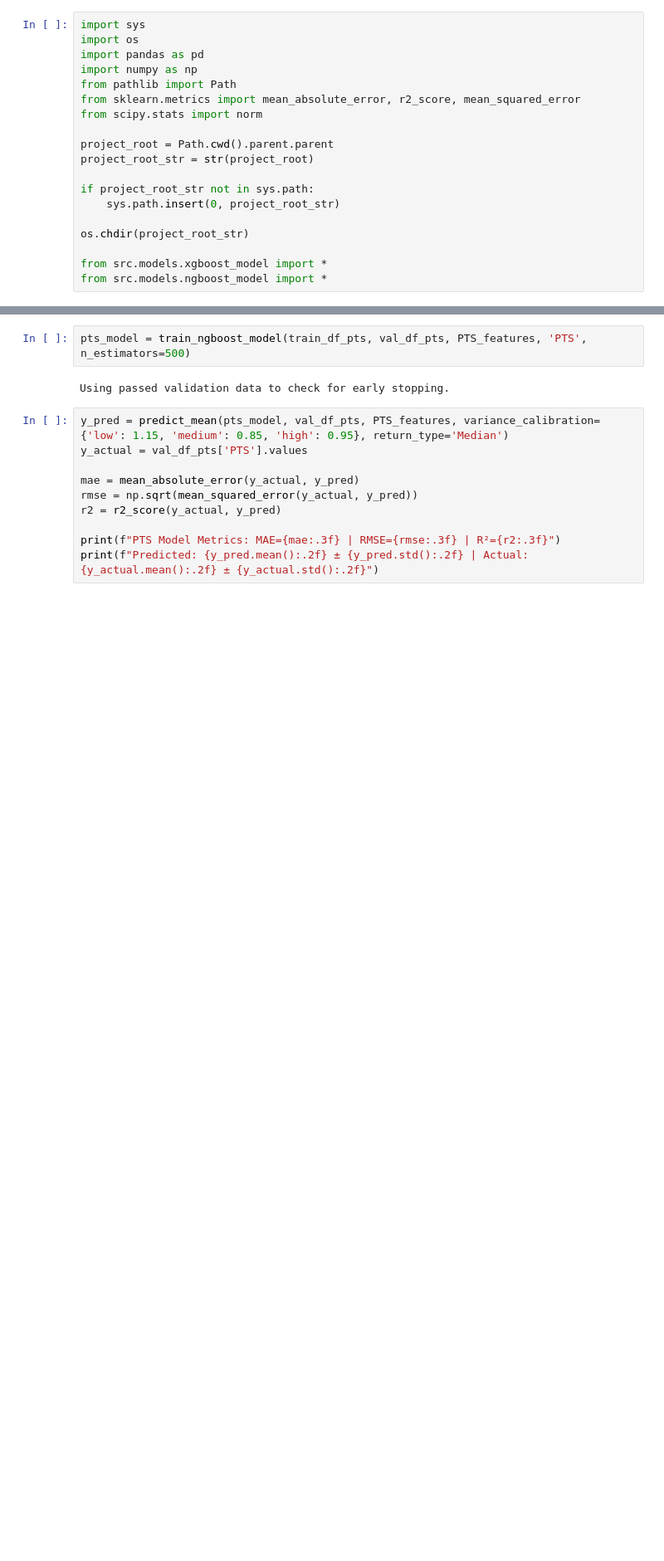
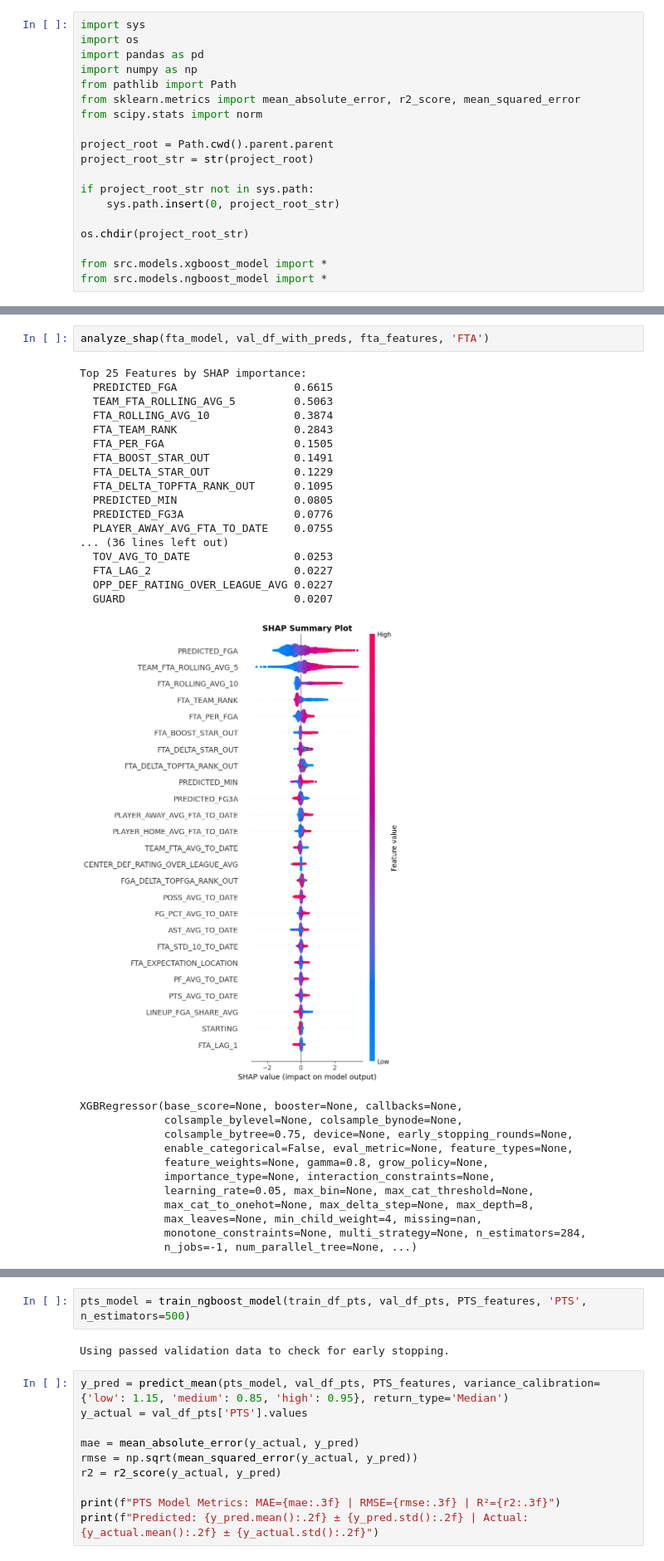
Before and after one commit to spon7ge/NBA-Prop-Predictor, a Jupyter notebook: src/models/train.ipynb, the cells around one changed output, grey strips where cells are left out. Shown at 83% size. Saved outputs shown, nothing was run; the diff lists cells and outputs as text; blank space fills up the shorter version.

```diff
--- a/src/models/train.ipynb
+++ b/src/models/train.ipynb
@@ -395,4 +608,36 @@ XGBRegressor(base_score=None, booster=None, callbacks=None,
              n_jobs=-1, num_parallel_tree=None, ...)
+# %%
+analyze_shap(fta_model, val_df_with_preds, fta_features, 'FTA')
+# %% [output]
+Top 25 Features by SHAP importance:
+  PREDICTED_FGA                  0.6615
+  TEAM_FTA_ROLLING_AVG_5         0.5063
+  FTA_ROLLING_AVG_10             0.3874
+  FTA_TEAM_RANK                  0.2843
+  FTA_PER_FGA                    0.1505
+  FTA_BOOST_STAR_OUT             0.1491
+  FTA_DELTA_STAR_OUT             0.1229
+  FTA_DELTA_TOPFTA_RANK_OUT      0.1095
+  PREDICTED_MIN                  0.0805
+  PREDICTED_FG3A                 0.0776
+  PLAYER_AWAY_AVG_FTA_TO_DATE    0.0755
+... (36 lines left out)
+  TOV_AVG_TO_DATE                0.0253
+  FTA_LAG_2                      0.0227
+  OPP_DEF_RATING_OVER_LEAGUE_AVG 0.0227
+  GUARD                          0.0207
+[figure, added]
+XGBRegressor(base_score=None, booster=None, callbacks=None,
+             colsample_bylevel=None, colsample_bynode=None,
+             colsample_bytree=0.75, device=None, early_stopping_rounds=None,
+             enable_categorical=False, eval_metric=None, feature_types=None,
+             feature_weights=None, gamma=0.8, grow_policy=None,
+             importance_type=None, interaction_constraints=None,
+             learning_rate=0.05, max_bin=None, max_cat_threshold=None,
+             max_cat_to_onehot=None, max_delta_step=None, max_depth=8,
+             max_leaves=None, min_child_weight=4, missing=nan,
+             monotone_constraints=None, multi_strategy=None, n_estimators=284,
+             n_jobs=-1, num_parallel_tree=None, ...)
 # %%
 PTS_features = [
     'PREDICTED_MIN',
```
Also changed, not shown: parts of 23 cells of this notebook, 56 other files.
